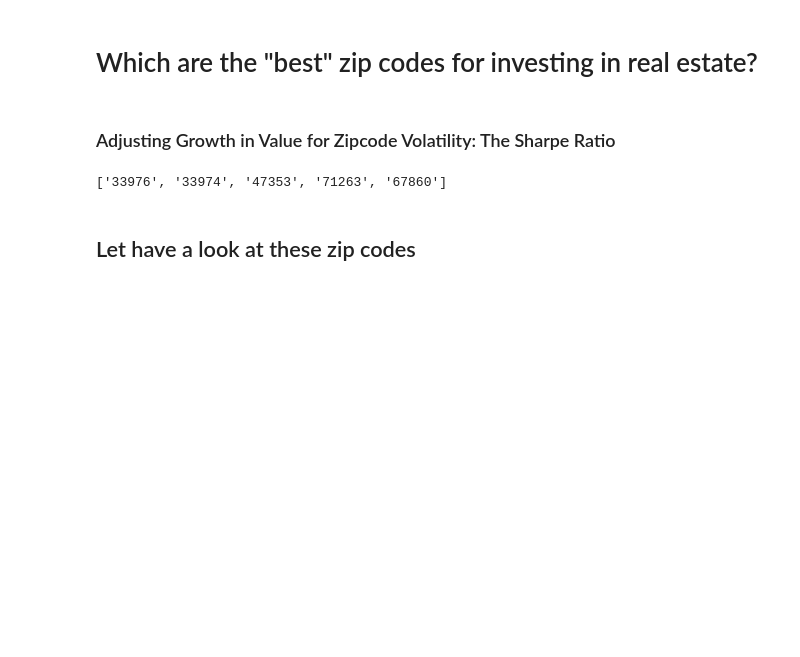
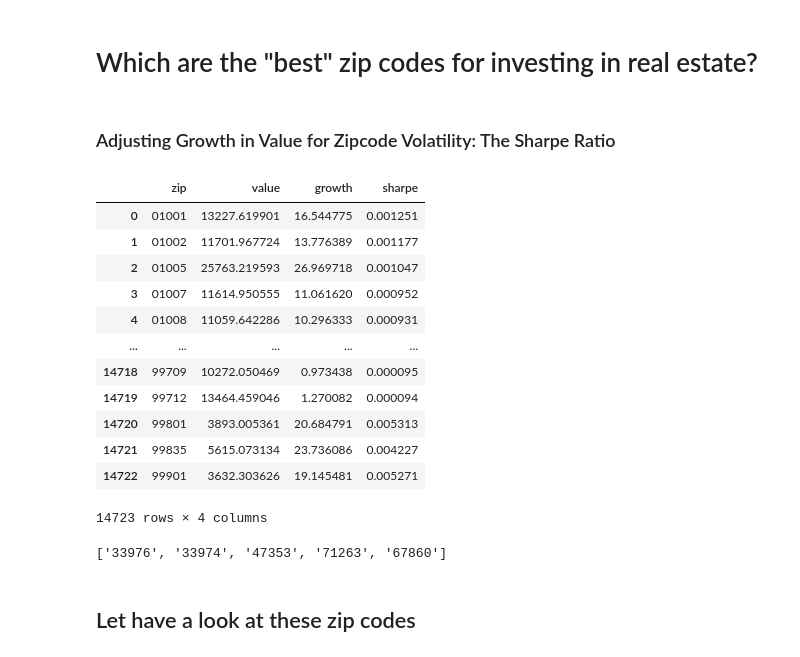
Before and after one commit to Joe-Bit-lab/mod4, a Jupyter notebook: Step02_Zip_Code_Selection/step2a_zip_code_selection.ipynb, the cells around one changed output. Cells and saved outputs as stored; diff of their text form; code cells hidden in the pictures; blank space fills up the shorter version.

```diff
--- a/Step02_Zip_Code_Selection/step2a_zip_code_selection.ipynb
+++ b/Step02_Zip_Code_Selection/step2a_zip_code_selection.ipynb
@@ -14,6 +14,22 @@ with open('rankings.pickle', 'rb') as f:
 ### Adjusting Growth in Value for Zipcode Volatility: The Sharpe Ratio
 # %%
 zip_growth1118.rename(columns={'zipcodes':'zip'},inplace=True)
+# %%
+merged
+# %% [output]
+|  | zip | value | growth | sharpe |
+| 0 | 01001 | 13227.619901 | 16.544775 | 0.001251 |
+| 1 | 01002 | 11701.967724 | 13.776389 | 0.001177 |
+| 2 | 01005 | 25763.219593 | 26.969718 | 0.001047 |
+| 3 | 01007 | 11614.950555 | 11.061620 | 0.000952 |
+| 4 | 01008 | 11059.642286 | 10.296333 | 0.000931 |
+| ... | ... | ... | ... | ... |
+| 14718 | 99709 | 10272.050469 | 0.973438 | 0.000095 |
+| 14719 | 99712 | 13464.459046 | 1.270082 | 0.000094 |
+| 14720 | 99801 | 3893.005361 | 20.684791 | 0.005313 |
+| 14721 | 99835 | 5615.073134 | 23.736086 | 0.004227 |
+| 14722 | 99901 | 3632.303626 | 19.145481 | 0.005271 |
+14723 rows × 4 columns
 # %%
 merged = pd.merge(vol_zips_crisis, zip_growth1118, how='left', on='zip')
 merged['growth'] = merged['growth']*100
```
Also changed, not shown: 2 other files.
